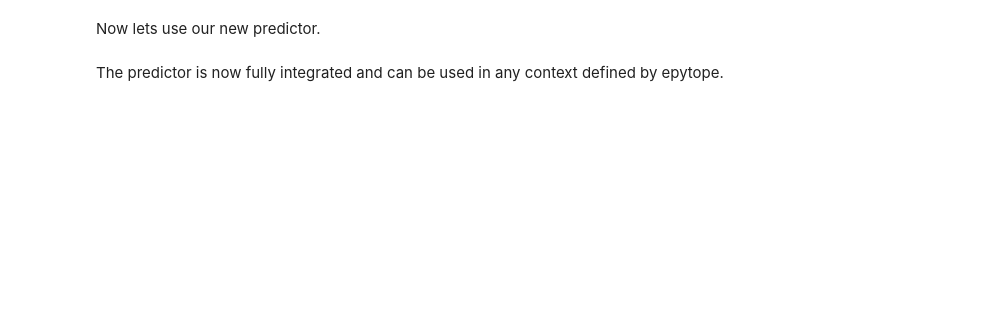
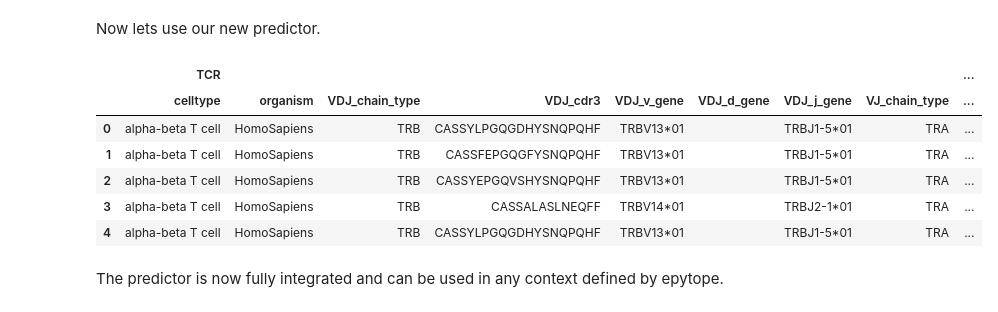
Before and after one commit to SchubertLab/epytope, a Jupyter notebook: epytope/tutorials/TCRPrediction.ipynb, the cells around one changed output. Saved outputs shown, nothing was run; the diff lists cells and outputs as text; code cells hidden in the pictures; blank space fills up the shorter version.

```diff
--- a/epytope/tutorials/TCRPrediction.ipynb
+++ b/epytope/tutorials/TCRPrediction.ipynb
@@ -319,2 +325,13 @@ TCRSpecificityPredictorFactory("random").predict(peptides)
+# %%
+results_random = TCRSpecificityPredictorFactory("random").predict(tcr_repertoire, [epitope_1], pairwise=True)
+results_random.head()
+# %% [output]
+|  | TCR |  |  |  |  |  |  |  | ... |
+|  | celltype | organism | VDJ_chain_type | VDJ_cdr3 | VDJ_v_gene | VDJ_d_gene | VDJ_j_gene | VJ_chain_type | ... |
+| 0 | alpha-beta T cell | HomoSapiens | TRB | CASSYLPGQGDHYSNQPQHF | TRBV13*01 |  | TRBJ1-5*01 | TRA | ... |
+| 1 | alpha-beta T cell | HomoSapiens | TRB | CASSFEPGQGFYSNQPQHF | TRBV13*01 |  | TRBJ1-5*01 | TRA | ... |
+| 2 | alpha-beta T cell | HomoSapiens | TRB | CASSYEPGQVSHYSNQPQHF | TRBV13*01 |  | TRBJ1-5*01 | TRA | ... |
+| 3 | alpha-beta T cell | HomoSapiens | TRB | CASSALASLNEQFF | TRBV14*01 |  | TRBJ2-1*01 | TRA | ... |
+| 4 | alpha-beta T cell | HomoSapiens | TRB | CASSYLPGQGDHYSNQPQHF | TRBV13*01 |  | TRBJ1-5*01 | TRA | ... |
 # %% [markdown]
 The predictor is now fully integrated and can be used in any context defined by epytope.
```
Also changed, not shown: parts of 36 cells of this notebook.
